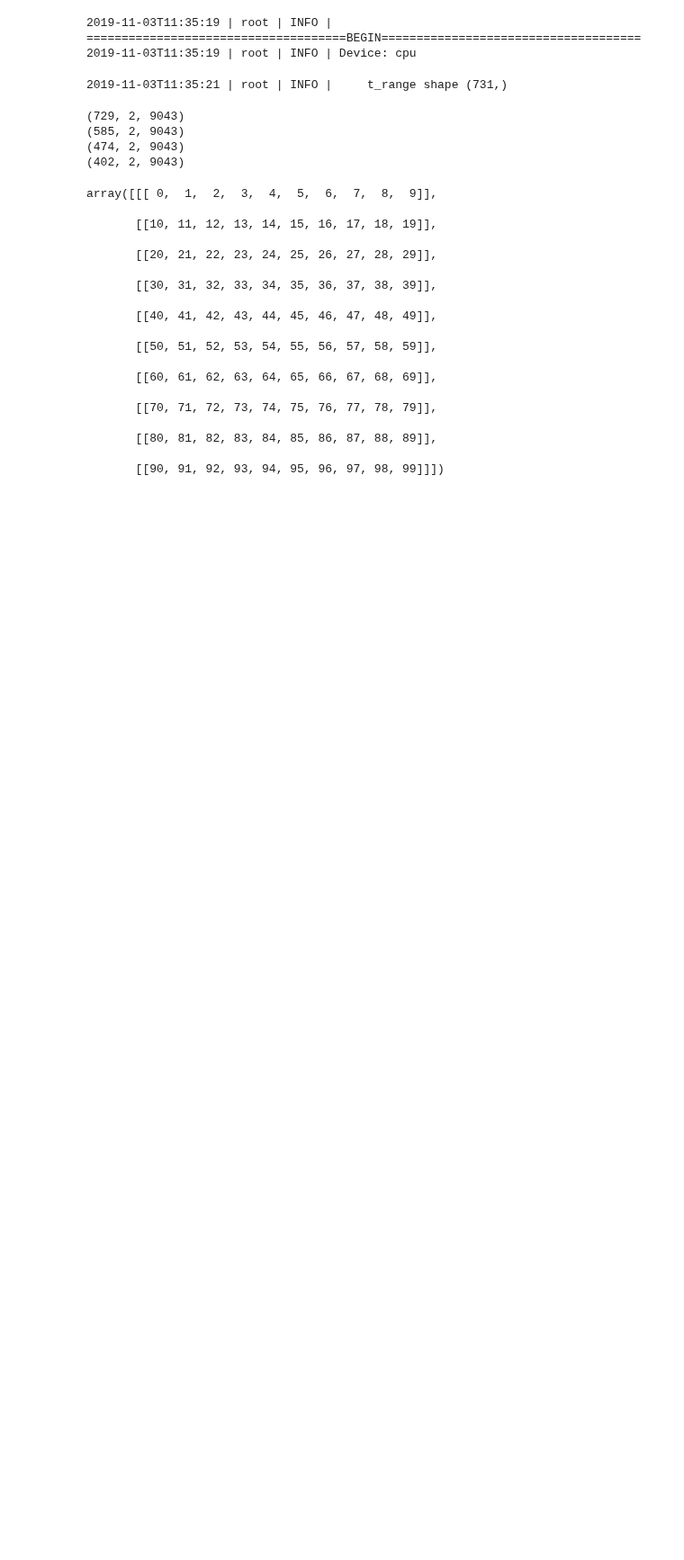
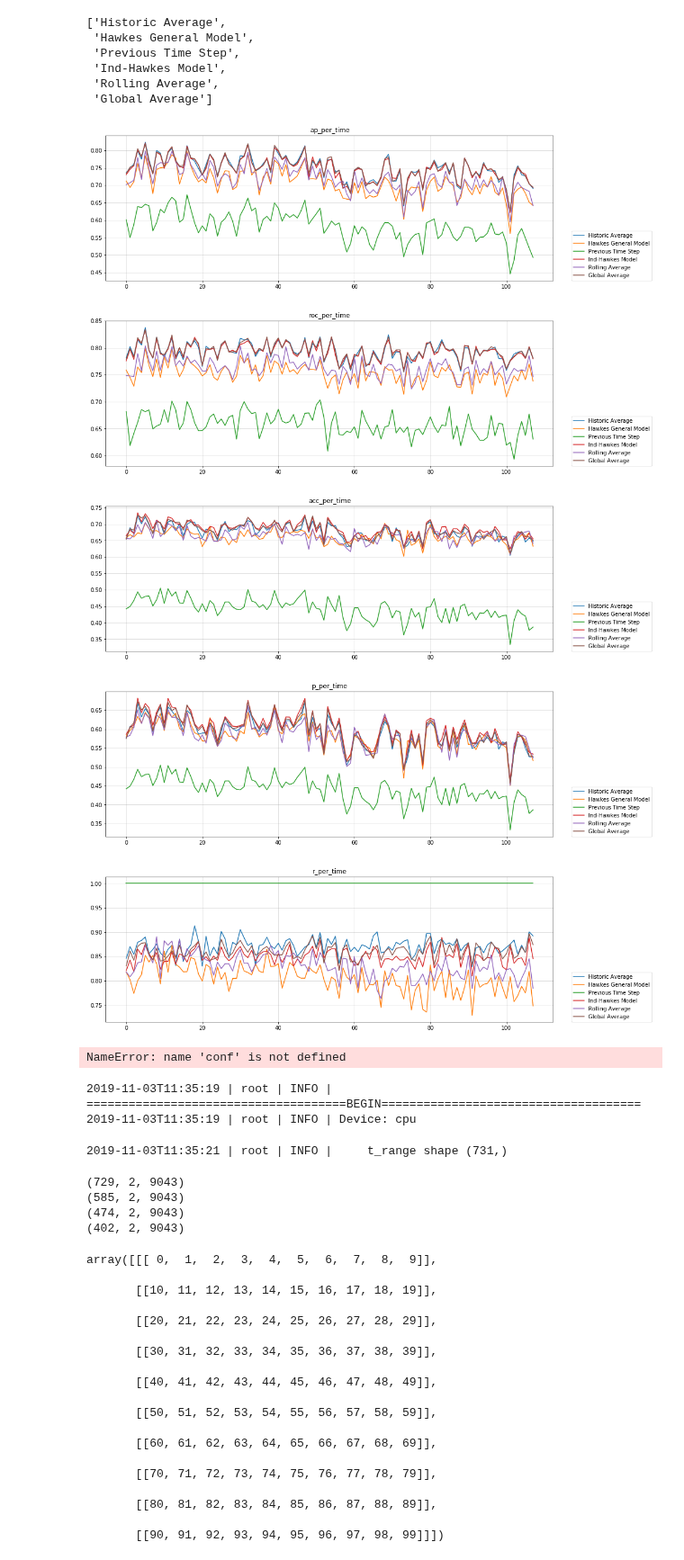
Before and after one commit to bernsblack/masters, a Jupyter notebook: notebook.ipynb, the cells around one changed output. Shown at 90% size. Cells and saved outputs as stored; diff of their text form; code cells hidden in the pictures; blank space fills up the shorter version.

```diff
--- a/notebook.ipynb
+++ b/notebook.ipynb
@@ -25,3 +43,27 @@ from utils.metrics import best_threshold, get_y_pred
+# %%
+list(map(lambda x: plt.plot(), metrics))
+# %% [output]
+['Historic Average',
+ 'Hawkes General Model',
+ 'Previous Time Step',
+ 'Ind-Hawkes Model',
+ 'Rolling Average',
+ 'Global Average']
+# %%
+data_group
+# %% [output]
+[figure, added]
+[figure, added]
+[figure, added]
+[figure, added]
+[figure, added]
+# %%
+conf = BaseConf()
+
+data_group = FlatDataGroup(data_path=data_path, conf=conf)
+loaders = FlatDataLoaders(data_group=data_group, conf=conf)
+# %% [output]
+NameError: name 'conf' is not defined
 # %%
 start_date = "2013-01-01"
 end_date = "2015-01-01"
```
Also changed, not shown: parts of 2 cells of this notebook, 4 other files.
